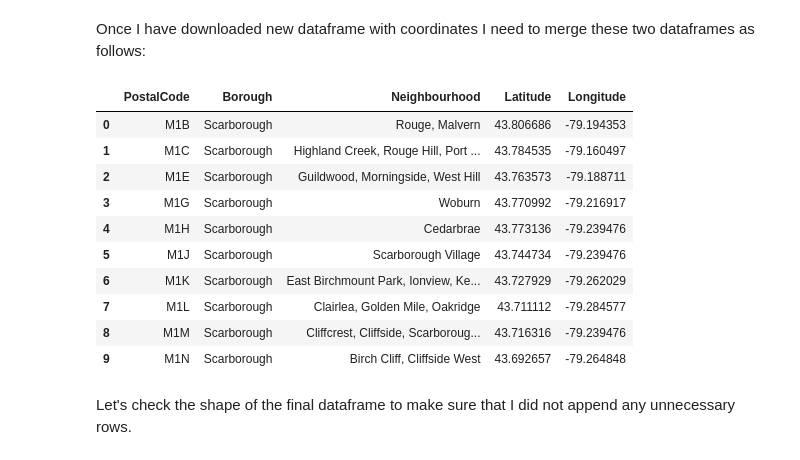
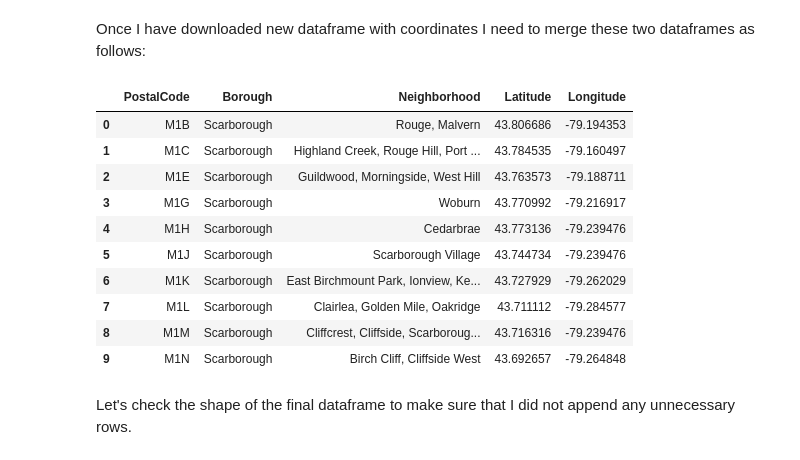
Before and after one commit to Aibek-ch/Coursera_Capstone, a Jupyter notebook: coursera_week-3_assignment.ipynb, the cells around one changed output. Saved outputs shown, nothing was run; the diff lists cells and outputs as text; code cells hidden in the pictures.

```diff
--- a/coursera_week-3_assignment.ipynb
+++ b/coursera_week-3_assignment.ipynb
@@ -127,9 +127,10 @@ df_geo.head(10)
 Once I have downloaded new dataframe with coordinates I need to merge these two dataframes as follows:
 # %%
 df_location = df_clean.merge(df_geo, how = 'left', on = 'PostalCode')
+df_location.rename(columns = {'Neighbourhood':'Neighborhood'}, inplace = True)
 df_location.head(10)
 # %% [output]
-|  | PostalCode | Borough | Neighbourhood | Latitude | Longitude |
+|  | PostalCode | Borough | Neighborhood | Latitude | Longitude |
 | 0 | M1B | Scarborough | Rouge, Malvern | 43.806686 | -79.194353 |
 | 1 | M1C | Scarborough | Highland Creek, Rouge Hill, Port ... | 43.784535 | -79.160497 |
 | 2 | M1E | Scarborough | Guildwood, Morningside, West Hill | 43.763573 | -79.188711 |
```
Also changed, not shown: parts of 22 cells of this notebook.
